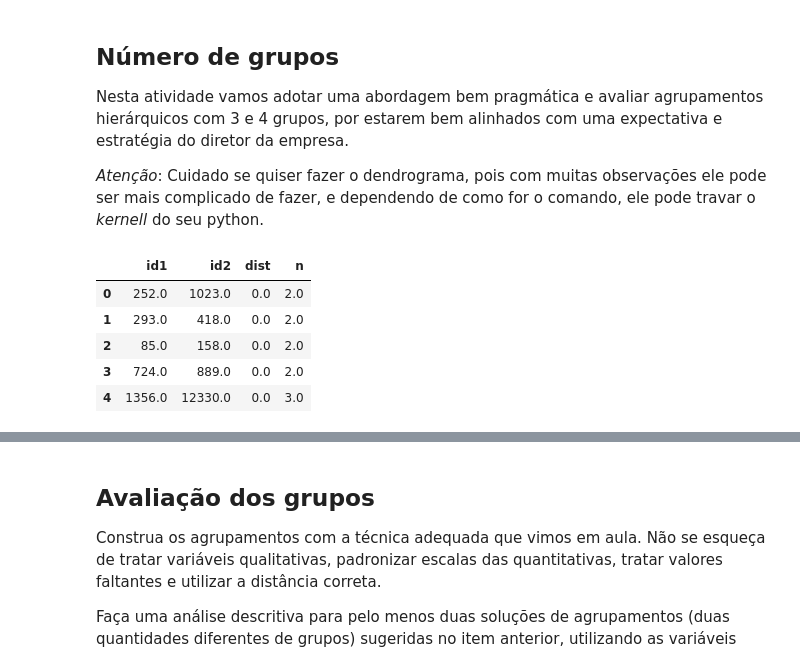
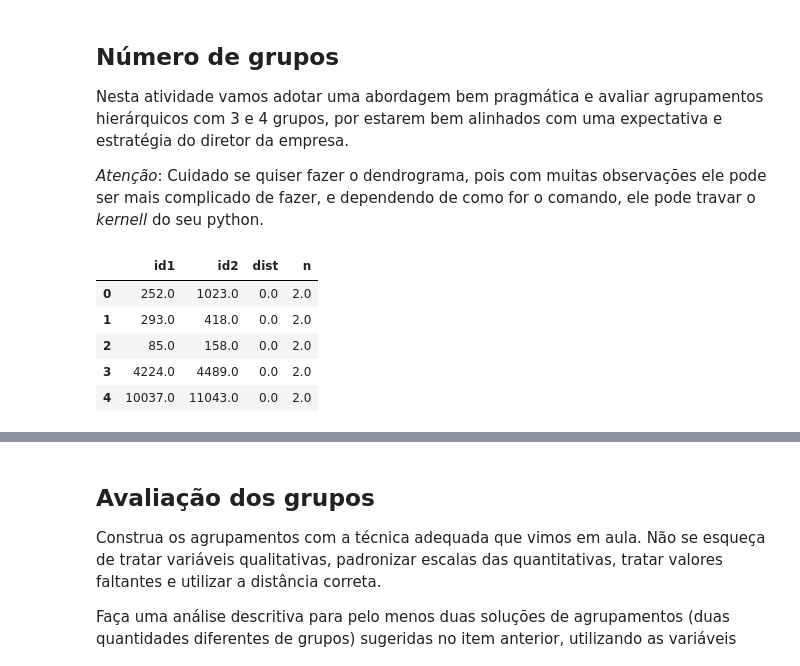
Before and after one commit to njuliacsouza/_projetosEBAC, a Jupyter notebook: Atividade_Curso-Ciencia_de_Dados/Atividade_Modulo_30/mod30_tarefa02.ipynb, the cells around one changed output, grey strips where cells are left out. Cells and saved outputs as stored; diff of their text form; code cells hidden in the pictures.

```diff
--- a/Atividade_Curso-Ciencia_de_Dados/Atividade_Modulo_30/mod30_tarefa02.ipynb
+++ b/Atividade_Curso-Ciencia_de_Dados/Atividade_Modulo_30/mod30_tarefa02.ipynb
@@ -217,17 +217,20 @@ df_data.head()
 Nesta atividade vamos adotar uma abordagem bem pragmática e avaliar agrupamentos hierárquicos com 3 e 4 grupos, por estarem bem alinhados com uma expectativa e estratégia do diretor da empresa.
 
 *Atenção*: Cuidado se quiser fazer o dendrograma, pois com muitas observações ele pode ser mais complicado de fazer, e dependendo de como for o comando, ele pode travar o *kernell* do seu python.
+# %%
+df_3 = df_2.copy()
+df_2.drop(["Revenue", "BounceRates"], axis=1, inplace=True)
 # %%
-Z = linkage(df_2, method='complete')
+Z = linkage(df_2, method='average')
 Z_df = pd.DataFrame(Z,columns=['id1','id2','dist','n'])
 Z_df.head()
 # %% [output]
 |  | id1 | id2 | dist | n |
 | 0 | 252.0 | 1023.0 | 0.0 | 2.0 |
 | 1 | 293.0 | 418.0 | 0.0 | 2.0 |
 | 2 | 85.0 | 158.0 | 0.0 | 2.0 |
-| 3 | 724.0 | 889.0 | 0.0 | 2.0 |
-| 4 | 1356.0 | 12330.0 | 0.0 | 3.0 |
+| 3 | 4224.0 | 4489.0 | 0.0 | 2.0 |
+| 4 | 10037.0 | 11043.0 | 0.0 | 2.0 |
 # %%
 fig,axs = plt.subplots(1,1,figsize=(12,12))
 dn = dendrogram(Z, truncate_mode='level',p=30,show_leaf_counts=True,ax=axs, color_threshold=.24)
```
Also changed, not shown: parts of 5 cells of this notebook.
